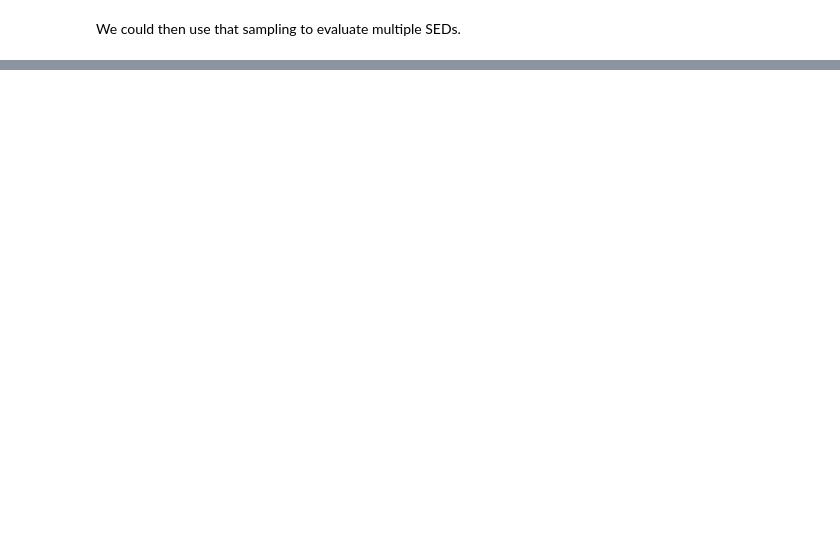
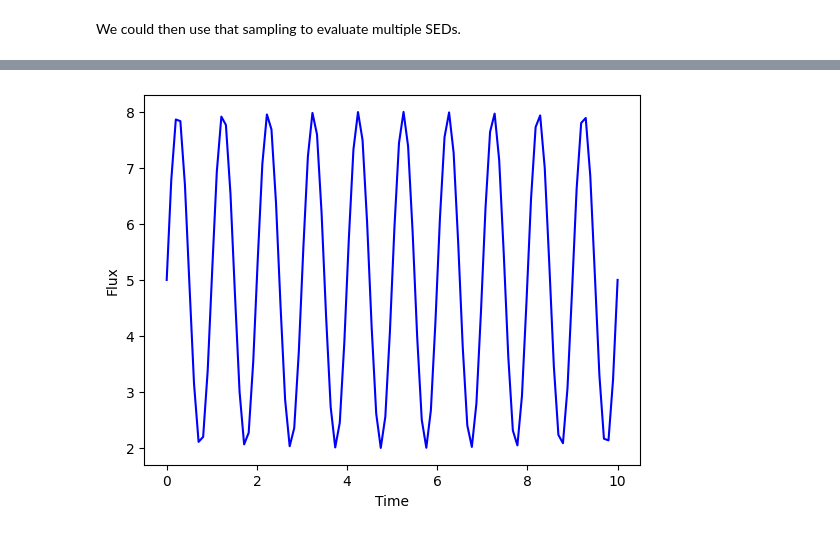
Before and after one commit to lincc-frameworks/lightcurvelynx, a Jupyter notebook: docs/notebooks/pre_executed/modeldag_sampling.ipynb, the cells around one changed output, grey strips where cells are left out. Drawn from its saved outputs; the diff is of its cells as text; code cells hidden in the pictures; blank space fills up the shorter version.

```diff
--- a/docs/notebooks/pre_executed/modeldag_sampling.ipynb
+++ b/docs/notebooks/pre_executed/modeldag_sampling.ipynb
@@ -312,0 +143,27 @@ plt.show()
+# %%
+from lightcurvelynx.models.basic_models import SinWaveModel, ConstantSEDModel
+from lightcurvelynx.models.multi_object_model import AdditiveMultiObjectModel
+
+host_model = ConstantSEDModel(
+    brightness=5.0,
+    ra=host_source_params.host_ra,
+    dec=host_source_params.host_dec,
+    node_label="host",
+)
+
+source_model = SinWaveModel(
+    amplitude=3.0,
+    frequency=1.0,
+    t0=0.0,
+    ra=host_source_params.source_ra,
+    dec=host_source_params.source_dec,
+)
+
+model = AdditiveMultiObjectModel(
+    objects=[source_model, host_model],
+    ra=source_model.ra,
+    dec=source_model.dec,
+    node_label="combined",
+)
+state = model.sample_parameters(num_samples=1)
+print(state)
@@ -312,0 +188,12 @@ plt.show()
+# %%
+times = np.linspace(0, 10, 100)
+wavelengths = np.array([500])
+
+fluxes = model.evaluate_sed(times, wavelengths, graph_state=state)
+
+plt.plot(times, fluxes[:, 0], color="blue")
+plt.xlabel("Time")
+plt.ylabel("Flux")
+plt.show()
+# %% [output]
+[figure, added]
```
Also changed, not shown: parts of 40 cells of this notebook, 1 other file.
